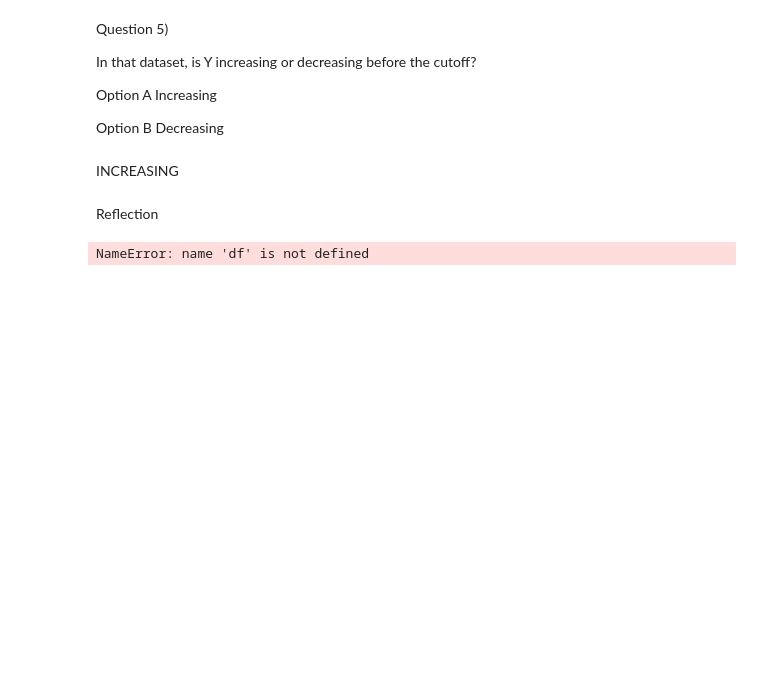
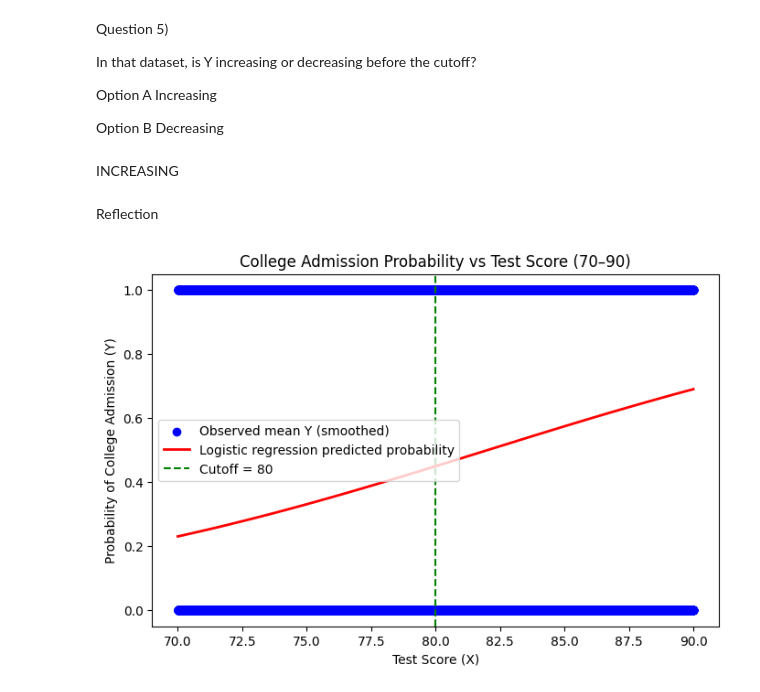
Before and after one commit to rain-dimen/Mod-6-Experimental-Design-and-Causality_Coding-Quiz-Week-4, a Jupyter notebook: Mod 6 -- Week 5.ipynb, the cells around one changed output. Drawn from its saved outputs; the diff is of its cells as text; code cells hidden in the pictures; blank space fills up the shorter version.

```diff
--- a/Mod 6 -- Week 5.ipynb
+++ b/Mod 6 -- Week 5.ipynb
@@ -514,29 +514,42 @@ Decreasing
 INCREASING
 # %% [markdown]
 Reflection
-# %%
-import numpy as np
-import pandas as pd
-
-# Assume df already loaded with columns X, Y, Z, and W
-# Let's use W1 as our confounder here (replace if needed)
-num_bins = 10  # number of narrow ranges for W
-df["W_bin"] = pd.qcut(df["W1"], q=num_bins, duplicates="drop")  # quantile-based bins
-
-effects = []
-
-for w_bin, subset in df.groupby("W_bin"):
-    # Compute group means for Z=0 and Z=1 within this W bin
-    means = subset.groupby("Z")[["Y", "X"]].mean()
-
-    # Only compute if both Z=0 and Z=1 exist in this bin
-    if 0 in means.index and 1 in means.index:
-        local_effect = (means.loc[1, "Y"] - means.loc[0, "Y"]) / (means.loc[1, "X"] - means.loc[0, "X"])
-        effects.append(local_effect)
-
-# Average across all bins
-average_effect = np.mean(effects)
-
-print(f"Average local IV effect across W bins: {average_effect}")
-# %% [output]
-NameError: name 'df' is not defined
+# %%
+from sklearn.linear_model import LogisticRegression
+from sklearn.preprocessing import StandardScaler
+import matplotlib.pyplot as plt
+import numpy as np
+
+# Focus on a narrow range around the cutoff
+df_window = df_a[(df_a["X"] >= 70) & (df_a["X"] <= 90)].copy()
+
+# Group to smooth actual Y values
+y_mean_by_x = df_window.groupby("X")["Y"].mean()
+
+# Fit logistic regression in the window
+X_window = df_window[["X"]]
+y_window = df_window["Y"]
+
+scaler = StandardScaler()
+X_window_scaled = scaler.fit_transform(X_window)
+
+log_reg = LogisticRegression(max_iter=1000)
+log_reg.fit(X_window_scaled, y_window)
+
+# Predict probabilities
+x_plot = np.linspace(70, 90, 100).reshape(-1, 1)
+x_plot_scaled = scaler.transform(x_plot)
+y_pred_proba = log_reg.predict_proba(x_plot_scaled)[:, 1]
+
+# Plot
+plt.figure(figsize=(8,5))
+plt.scatter(y_mean_by_x.index, y_mean_by_x.values, color="blue", label="Observed mean Y (smoothed)")
+plt.plot(x_plot, y_pred_proba, color="red", linewidth=2, label="Logistic regression predicted probability")
+plt.axvline(80, color="green", linestyle="--", label="Cutoff = 80")
+plt.xlabel("Test Score (X)")
+plt.ylabel("Probability of College Admission (Y)")
+plt.title("College Admission Probability vs Test Score (70–90)")
+plt.legend()
+plt.show()
+# %% [output]
+[figure, added]
```
Also changed, not shown: parts of 1 cell of this notebook.
